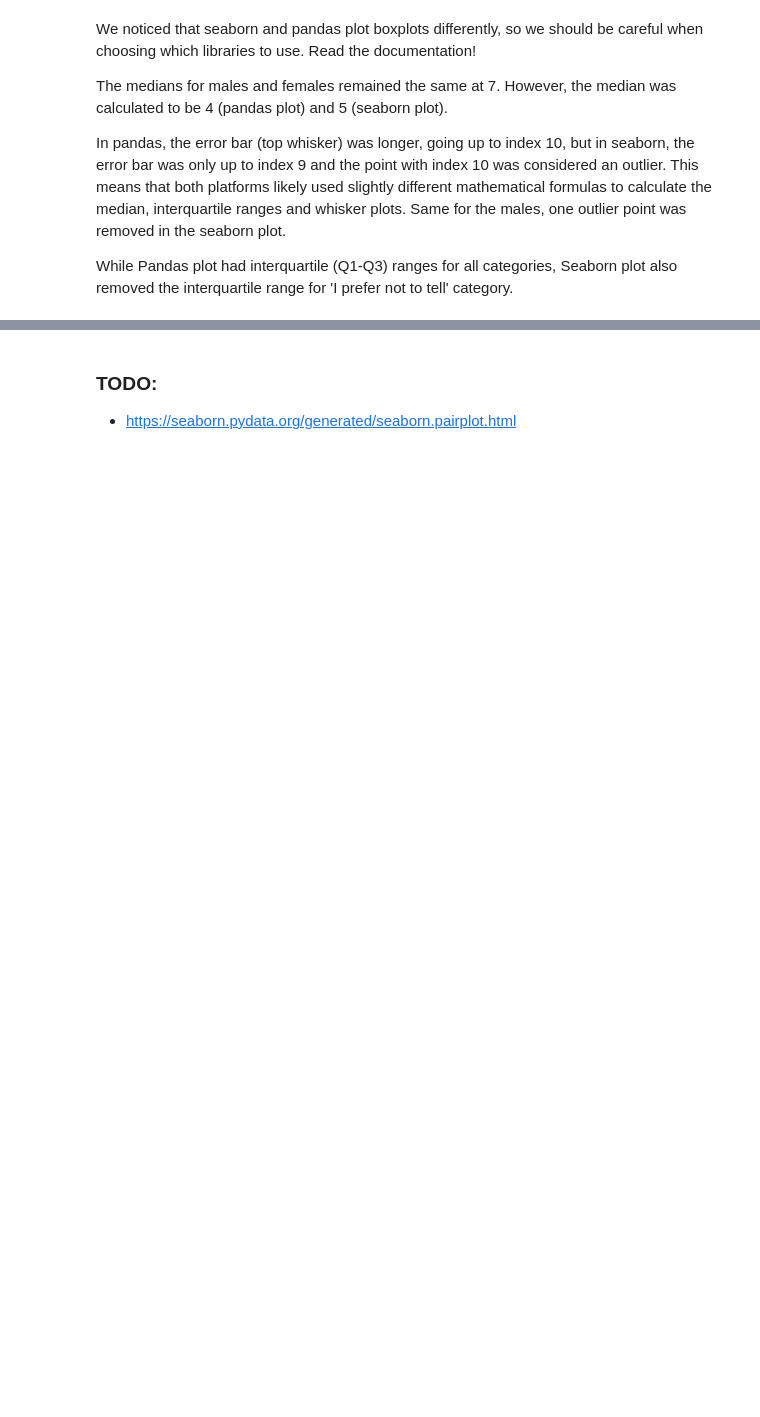
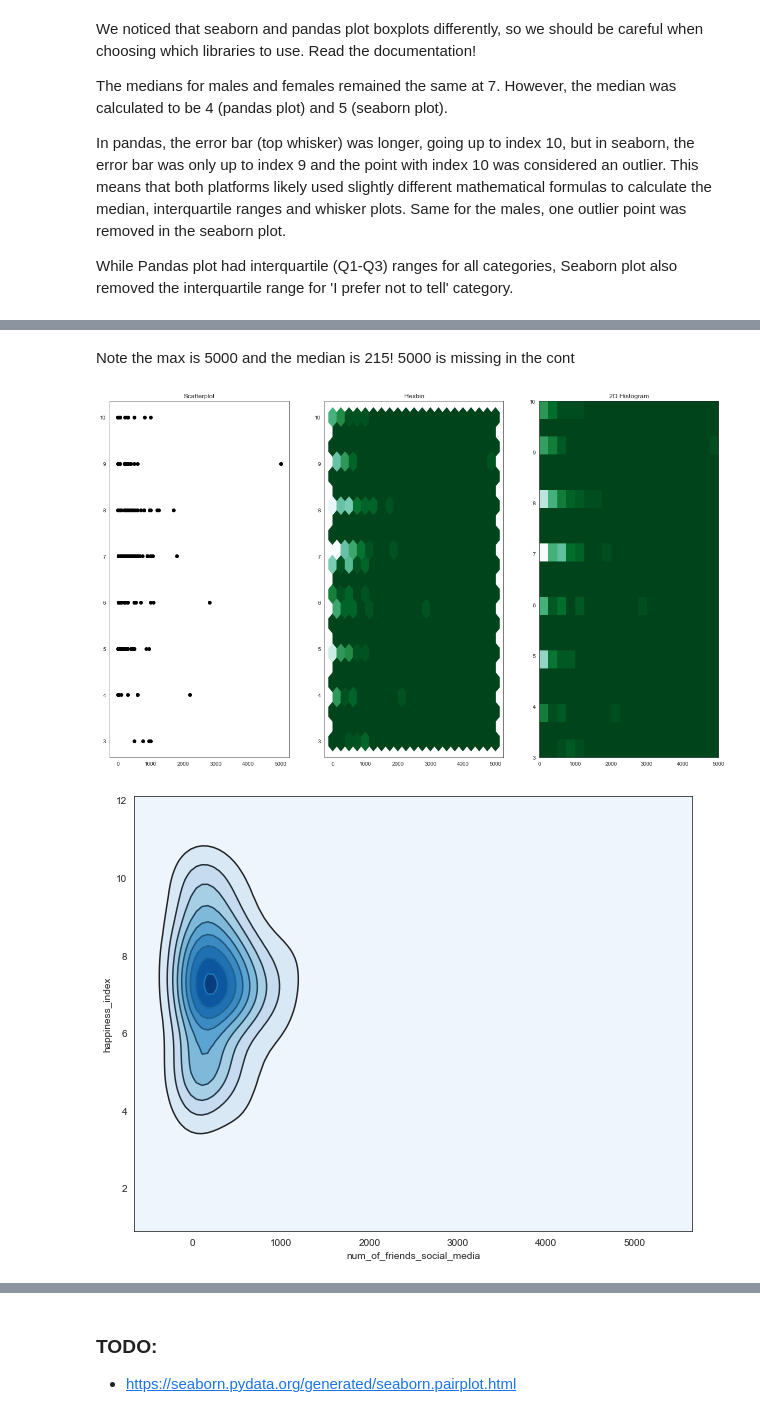
Before and after one commit to AllardQuek/The-pursuit-of-Happiness, a Jupyter notebook: Social_Media_and_Happiness.ipynb, the cells around one changed output, grey strips where cells are left out. Cells and saved outputs as stored; diff of their text form; code cells hidden in the pictures; blank space fills up the shorter version.

Commit message:
friends on sm

```diff
--- a/Social_Media_and_Happiness.ipynb
+++ b/Social_Media_and_Happiness.ipynb
@@ -476,0 +432,6 @@ plt.show()
+# %%
+num_friends_sm = sub_df['num_of_friends_social_media']
+happiness = sub_df['happiness_index']
+
+# Inspect data
+num_friends_sm.describe()
@@ -477 +448,10 @@ plt.show()
+# %% [markdown]
+Note the max is 5000 and the median is 215! 5000 is missing in the cont
+# %%
+# Plot graphs
+make_2d_histogram(num_friends_sm, happiness)
+contour_plot(num_friends_sm, happiness)
+# %% [output]
+[figure, added]
+[figure, added]
 # %% [markdown]
```
Also changed, not shown: parts of 28 cells of this notebook.
